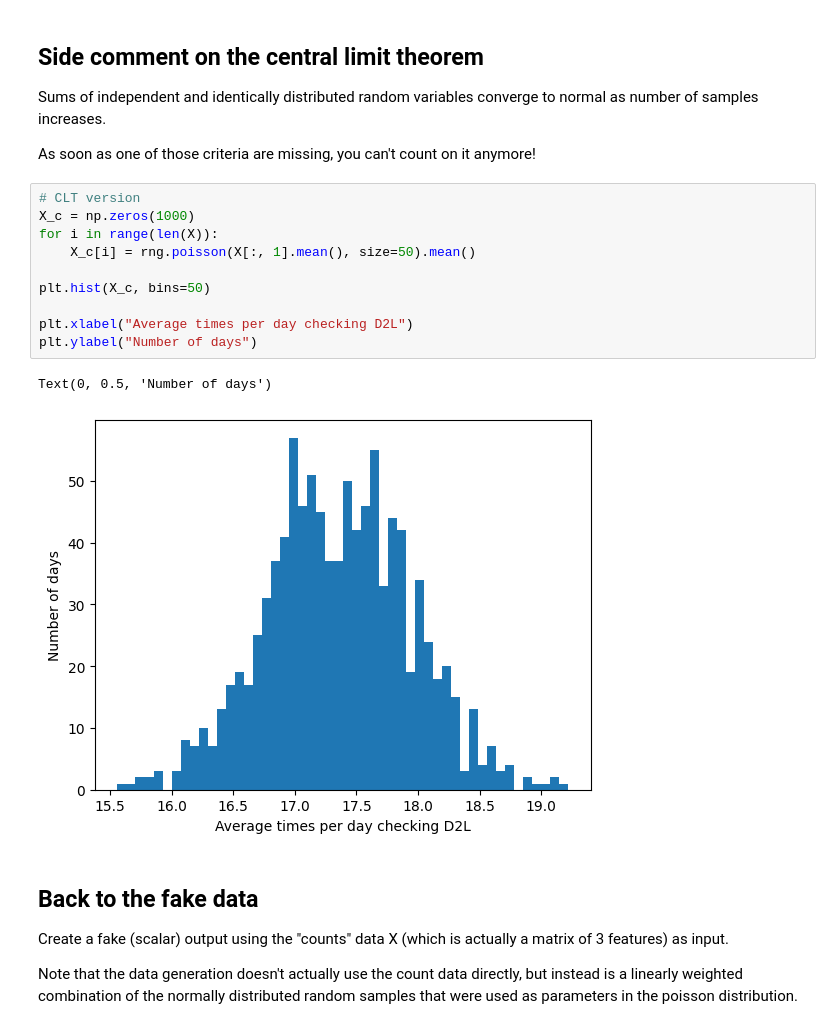
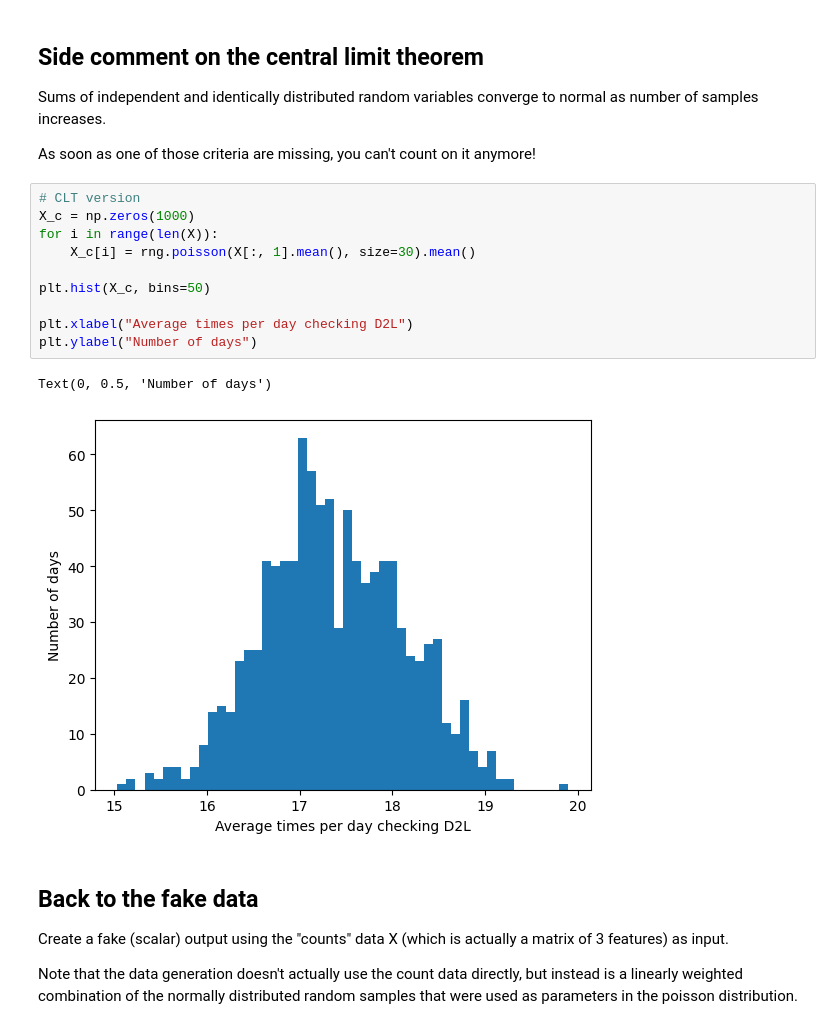
Before and after one commit to mru-data3464/w26, a Jupyter notebook: demo_code/05_numeric/numericdemo.ipynb, the cells around one changed output. Saved outputs shown, nothing was run; the diff lists cells and outputs as text.

```diff
--- a/demo_code/05_numeric/numericdemo.ipynb
+++ b/demo_code/05_numeric/numericdemo.ipynb
@@ -59,16 +59,16 @@ As soon as one of those criteria are missing, you can't count on it anymore!
 # %%
 # CLT version
 X_c = np.zeros(1000)
 for i in range(len(X)):
-    X_c[i] = rng.poisson(X[:, 1].mean(), size=50).mean()
+    X_c[i] = rng.poisson(X[:, 1].mean(), size=30).mean()
 
 plt.hist(X_c, bins=50)
 
 plt.xlabel("Average times per day checking D2L")
 plt.ylabel("Number of days")
 # %% [output]
 Text(0, 0.5, 'Number of days')
-[figure, old version]
+[figure, new version]
 # %% [markdown]
 ## Back to the fake data
 Create a fake (scalar) output using the "counts" data X (which is actually a matrix of 3 features) as input.
```
Also changed, not shown: parts of 13 cells of this notebook, 3 other files.
